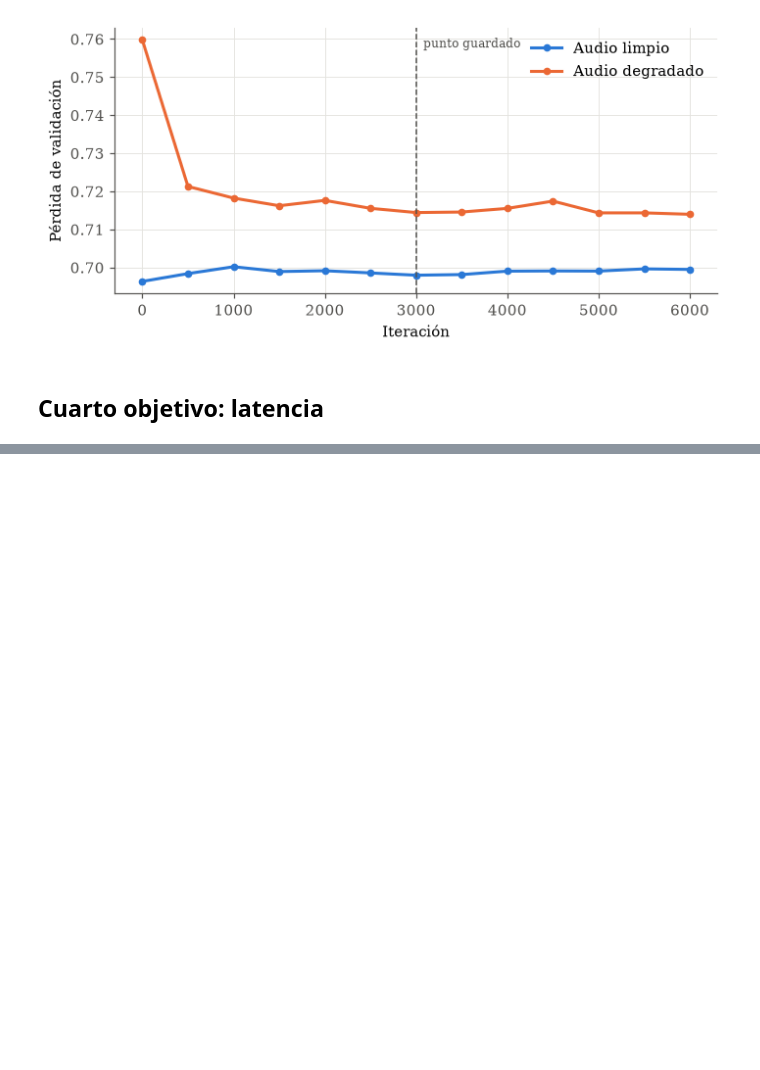
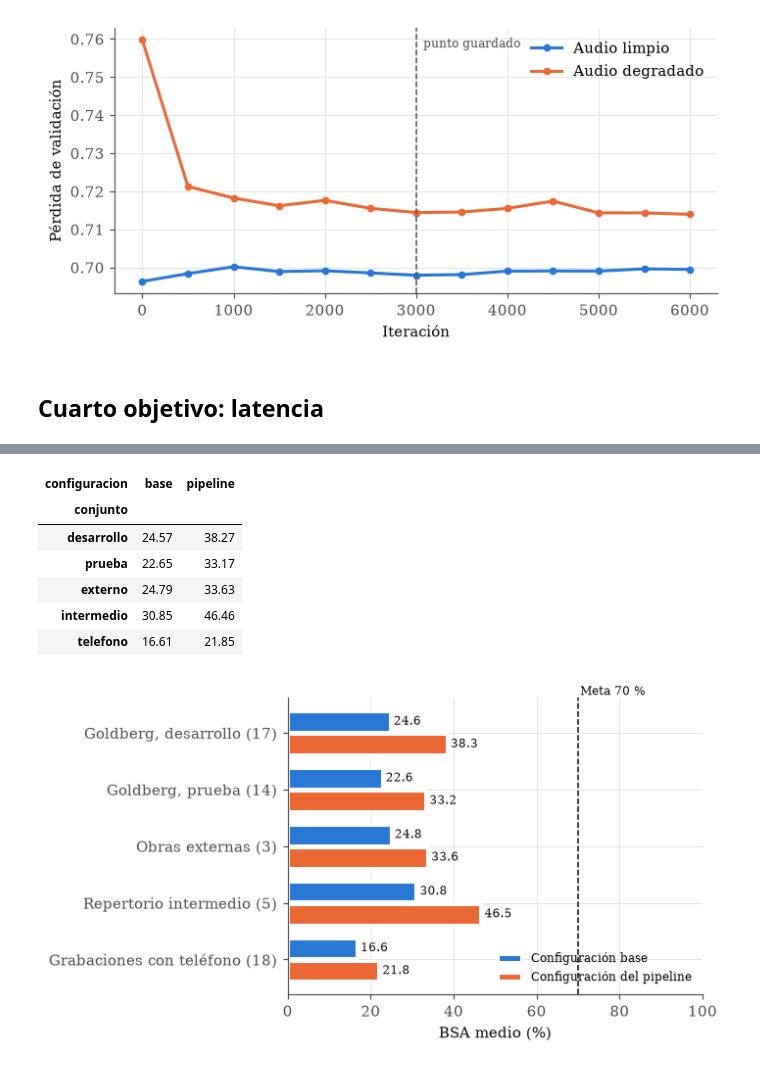
Before and after one commit to G2309/amt-braille-translator, a Jupyter notebook: notebooks/resultados-figuras.ipynb, the cells around one changed output, grey strips where cells are left out. Cells and saved outputs as stored; diff of their text form; code cells hidden in the pictures; blank space fills up the shorter version.

```diff
--- a/notebooks/resultados-figuras.ipynb
+++ b/notebooks/resultados-figuras.ipynb
@@ -174,0 +142,35 @@ if archivo.exists():
+# %%
+d = pd.read_csv(R / "oe5_desglose.csv")
+t = pd.read_csv(R / "oe5_telefono.csv")
+tel = t[t["fuente"] == "telefono"].assign(conjunto="telefono")
+todo = pd.concat([d, tel], ignore_index=True)
+nombres = {"desarrollo": "Goldberg, desarrollo", "prueba": "Goldberg, prueba", "externo": "Obras externas",
+           "intermedio": "Repertorio intermedio", "telefono": "Grabaciones con teléfono"}
+media = todo.groupby(["conjunto", "configuracion"])["bsa"].mean().unstack().mul(100).reindex(list(nombres))
+cuenta = todo[todo["configuracion"] == "pipeline"].groupby("conjunto")["pieza"].nunique().reindex(list(nombres))
+fig, ax = plt.subplots(figsize=(6.5, 3.6))
+ys = range(len(media))
+alto = 0.36
+for k, (conf, color, etiqueta) in enumerate((("base", AZUL, "Configuración base"), ("pipeline", NARANJA, "Configuración del pipeline"))):
+    pos = [y + (k - 0.5) * (alto + 0.04) for y in ys]
+    ax.barh(pos, media[conf], height=alto, color=color, edgecolor="white", linewidth=2, label=etiqueta)
+    for y, v in zip(pos, media[conf]):
+        ax.text(v + 1, y, f"{v:.1f}", va="center", fontsize=8, color=TINTA)
+ax.axvline(70, color=TINTA, linestyle="--", linewidth=1)
+ax.text(70.5, -0.62, "Meta 70 %", fontsize=8, color=TINTA, va="bottom")
+ax.set_yticks(list(ys), [f"{nombres[k]} ({cuenta[k]})" for k in media.index])
+ax.invert_yaxis()
+ax.set_xlim(0, 100)
+ax.set_xlabel("BSA medio (%)")
+ax.legend(loc="lower right", fontsize=8)
+guardar(fig, "og_bsa_por_conjunto")
+media.round(2)
+# %% [output]
+| configuracion | base | pipeline |
+| conjunto |  |  |
+| desarrollo | 24.57 | 38.27 |
+| prueba | 22.65 | 33.17 |
+| externo | 24.79 | 33.63 |
+| intermedio | 30.85 | 46.46 |
+| telefono | 16.61 | 21.85 |
+[figure, added]
```
Also changed, not shown: parts of 9 cells of this notebook, 45 other files.
